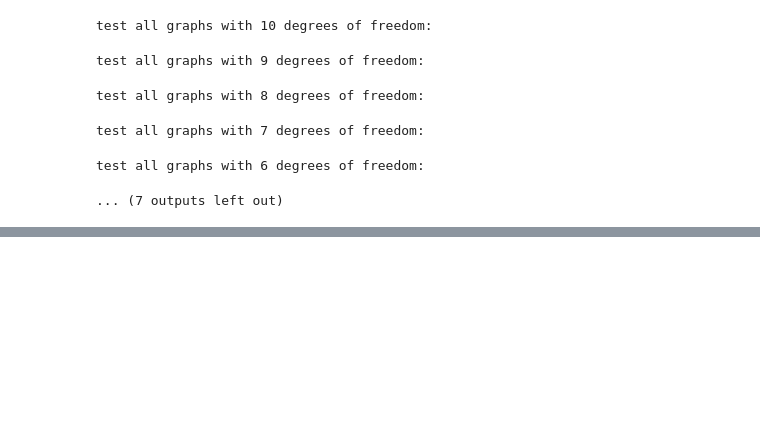
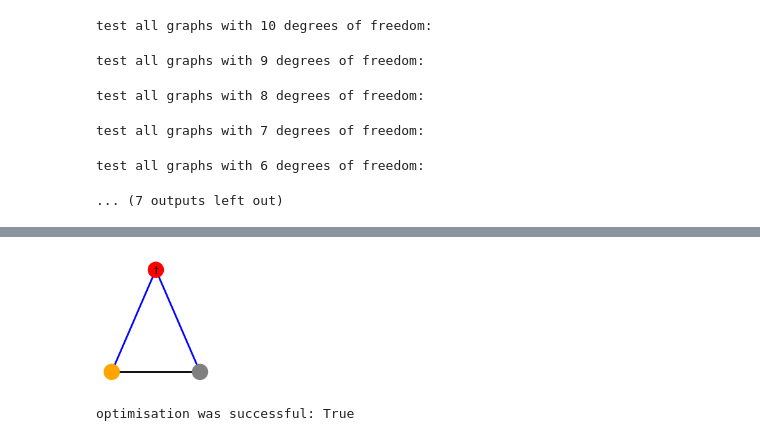
Before and after one commit to jlandgr/AutoScattering, a Jupyter notebook: 5_directional_quantum_limited_amplifier.ipynb, the cells around one changed output, grey strips where cells are left out. Cells and saved outputs as stored; diff of their text form; code cells hidden in the pictures; blank space fills up the shorter version.

```diff
--- a/5_directional_quantum_limited_amplifier.ipynb
+++ b/5_directional_quantum_limited_amplifier.ipynb
@@ -135,0 +171,2 @@ optimizer.invalid_combinations
+# %%
+list_of_irreducible_graphs = optimizer.perform_depth_first_search()
@@ -135,0 +188,11 @@ optimizer.invalid_combinations
+# %%
+node_colors = ['orange', 'red', 'gray'] # the input is orange, the output red, the auxiliary modes are gray
+node_positions = [[-1,0],[0,1],[1,0]]
+msc.plot_list_of_graphs(list_of_irreducible_graphs, mode_types=mode_types, positions=node_positions, node_colors=node_colors)
+# %% [output]
+[figure, added]
+# %%
+success, infos, _ = optimizer.repeated_optimization(triu_matrix=list_of_irreducible_graphs[0], **optimizer.kwargs_optimization, **optimizer.solver_options)
+print('optimisation was successful:', success)
+# %% [output]
+optimisation was successful: True
```
Also changed, not shown: parts of 12 cells of this notebook.
